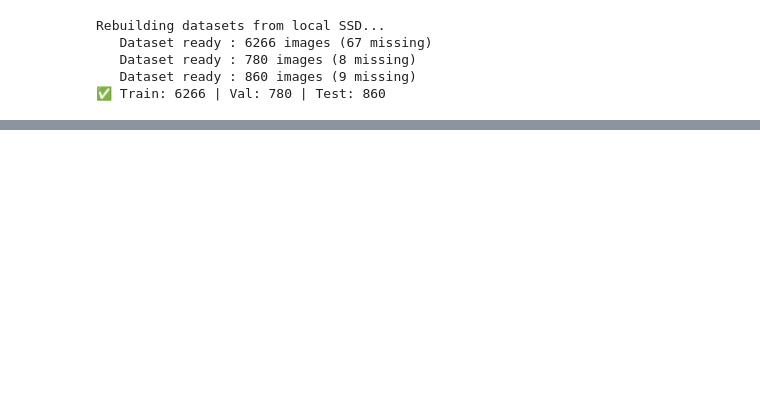
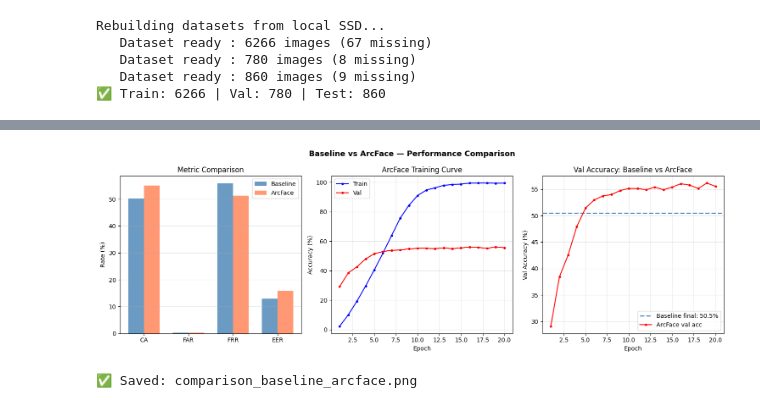
Before and after one commit to Yukta30/BiometricSecuritywithAIBackDoorTargetedAttacks, a Jupyter notebook: CS228BackdoorTargetedAttacks.ipynb, the cells around one changed output, grey strips where cells are left out. Drawn from its saved outputs; the diff is of its cells as text; code cells hidden in the pictures; blank space fills up the shorter version.

```diff
--- a/CS228BackdoorTargetedAttacks.ipynb
+++ b/CS228BackdoorTargetedAttacks.ipynb
@@ -1235,0 +1620,72 @@ print(f"   Victim FRR : {v_FRR*100:.2f}%")
+# %%
+# ─────────────────────────────────────────
+# CELL 28 — Side by side comparison plot
+# Baseline vs ArcFace
+# ─────────────────────────────────────────
+
+fig, axes = plt.subplots(1, 3, figsize=(15, 5))
+fig.suptitle('Baseline vs ArcFace — Performance Comparison',
+             fontsize=13, fontweight='bold')
+
+metrics      = ['CA', 'FAR', 'FRR', 'EER']
+baseline_vals = [CA*100, mean_FAR*100,
+                 mean_FRR*100, mean_EER*100]
+arcface_vals  = [arc_CA*100, arc_FAR*100,
+                 arc_FRR*100, arc_EER*100]
+
+x    = np.arange(len(metrics))
+w    = 0.35
+
+# Bar chart comparison
+axes[0].bar(x - w/2, baseline_vals, w,
+            label='Baseline', color='steelblue',
+            alpha=0.8)
+axes[0].bar(x + w/2, arcface_vals,  w,
+            label='ArcFace',  color='coral',
+            alpha=0.8)
+axes[0].set_xticks(x)
+axes[0].set_xticklabels(metrics)
+axes[0].set_ylabel('Rate (%)')
+axes[0].set_title('Metric Comparison')
+axes[0].legend()
+axes[0].grid(True, alpha=0.3, axis='y')
+
+# Training curves — ArcFace
+epochs_x = range(1, EPOCHS_ARC + 1)
+axes[1].plot(epochs_x,
+             [a*100 for a in history_arc['train_acc']],
+             'b-o', markersize=3, label='Train')
+axes[1].plot(epochs_x,
+             [a*100 for a in history_arc['val_acc']],
+             'r-o', markersize=3, label='Val')
+axes[1].set_xlabel('Epoch')
+axes[1].set_ylabel('Accuracy (%)')
+axes[1].set_title('ArcFace Training Curve')
+axes[1].legend()
+axes[1].grid(True, alpha=0.3)
+
+# Val accuracy comparison over epochs
+# (plot baseline flat line vs arcface curve)
+axes[2].axhline(y=history['val_acc'][-1]*100,
+                color='steelblue', linestyle='--',
+                linewidth=2,
+                label=f"Baseline final: "
+                      f"{history['val_acc'][-1]*100:.1f}%")
+axes[2].plot(epochs_x,
+             [a*100 for a in history_arc['val_acc']],
+             'r-o', markersize=3,
+             label='ArcFace val acc')
+axes[2].set_xlabel('Epoch')
+axes[2].set_ylabel('Val Accuracy (%)')
+axes[2].set_title('Val Accuracy: Baseline vs ArcFace')
+axes[2].legend()
+axes[2].grid(True, alpha=0.3)
+
+plt.tight_layout()
+plt.savefig('comparison_baseline_arcface.png',
+            dpi=150, bbox_inches='tight')
+plt.show()
+print("✅ Saved: comparison_baseline_arcface.png")
+# %% [output]
+[figure, added]
+✅ Saved: comparison_baseline_arcface.png
```
Also changed, not shown: parts of 13 cells of this notebook.
